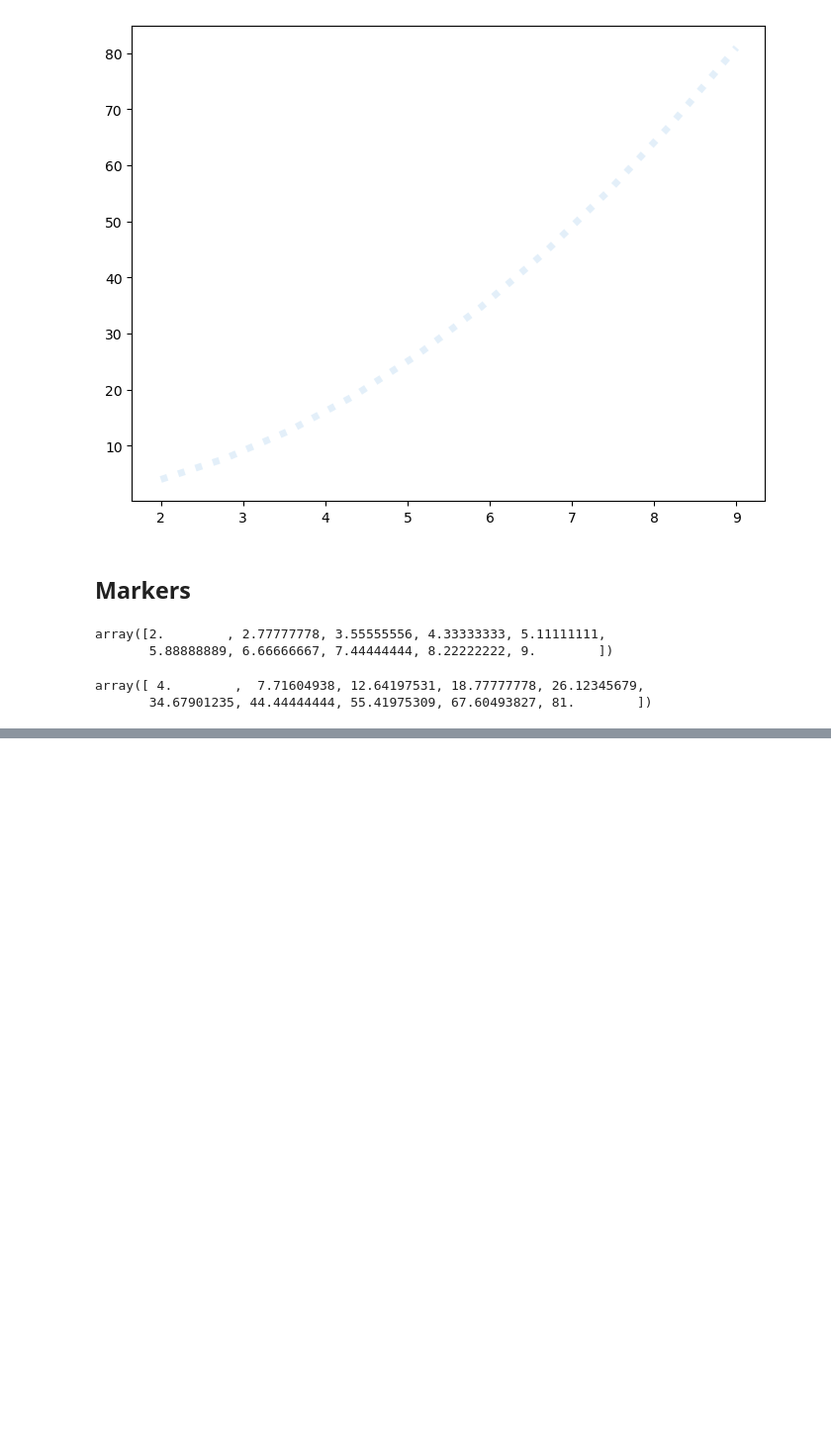
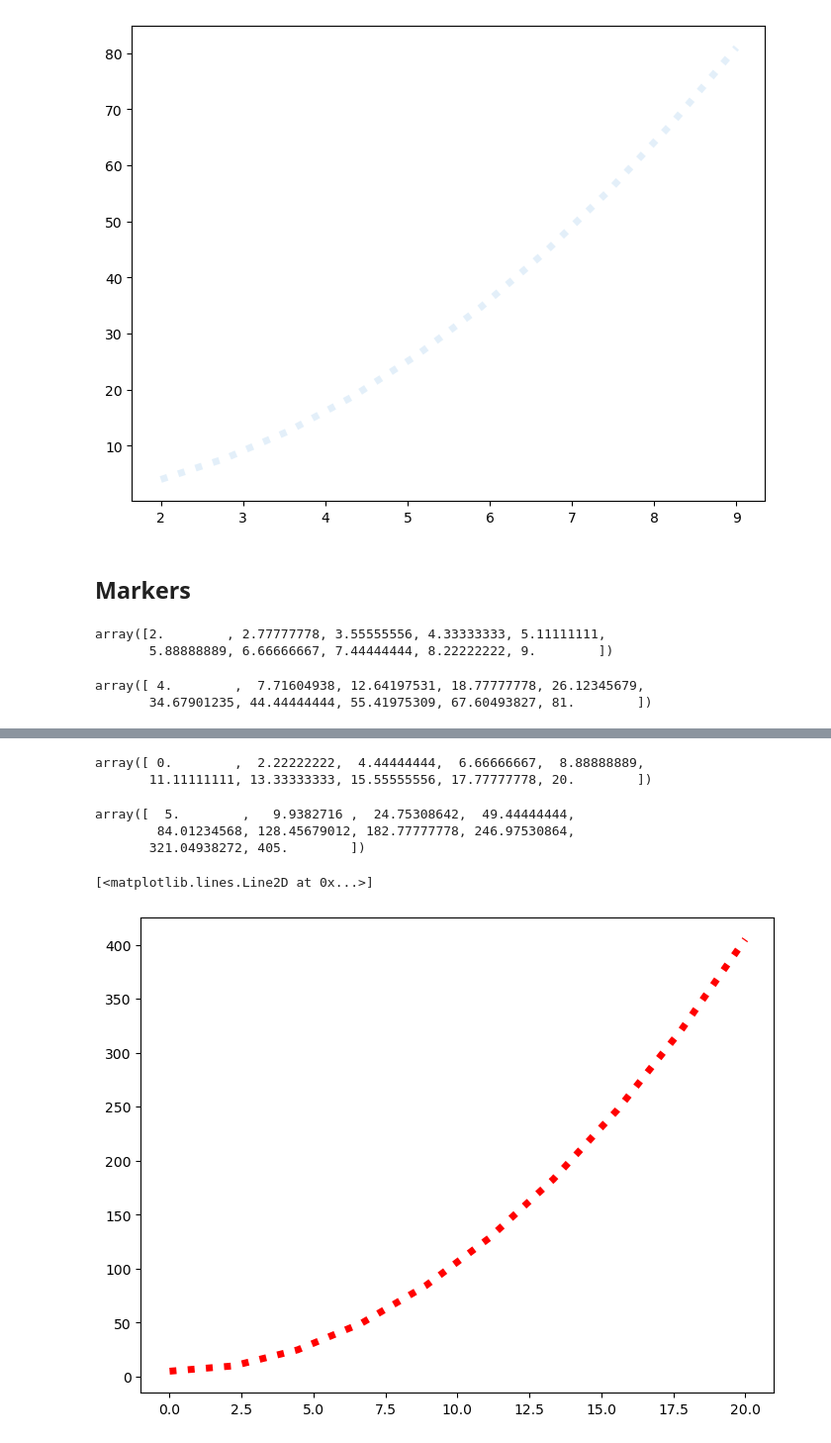
Before and after one commit to clog10/Machine-Learning, a Jupyter notebook: MatplotLib/Matplotlib.ipynb, the cells around one changed output, grey strips where cells are left out. Shown at 99% size. Cells and saved outputs as stored; diff of their text form; code cells hidden in the pictures; blank space fills up the shorter version.

```diff
--- a/MatplotLib/Matplotlib.ipynb
+++ b/MatplotLib/Matplotlib.ipynb
@@ -122,0 +132,20 @@ gr1 = fi1.add_axes([0, 0, 1, 1
+# %%
+x = np.linspace(0, 20, 10)
+x
+# %% [output]
+array([ 0.        ,  2.22222222,  4.44444444,  6.66666667,  8.88888889,
+       11.11111111, 13.33333333, 15.55555556, 17.77777778, 20.        ])
+# %%
+y = (x**2) + 5
+y
+# %% [output]
+array([  5.        ,   9.9382716 ,  24.75308642,  49.44444444,
+        84.01234568, 128.45679012, 182.77777778, 246.97530864,
+       321.04938272, 405.        ])
+# %%
+figure = plt.figure()
+graph = figure.add_axes([0, 0, 1, 1])
+graph.plot(x, y, color = 'red', linewidth=5, linestyle=":")
+# %% [output]
+[<matplotlib.lines.Line2D at 0x...>]
+[figure, added]
```
Also changed, not shown: parts of 2 cells of this notebook.
